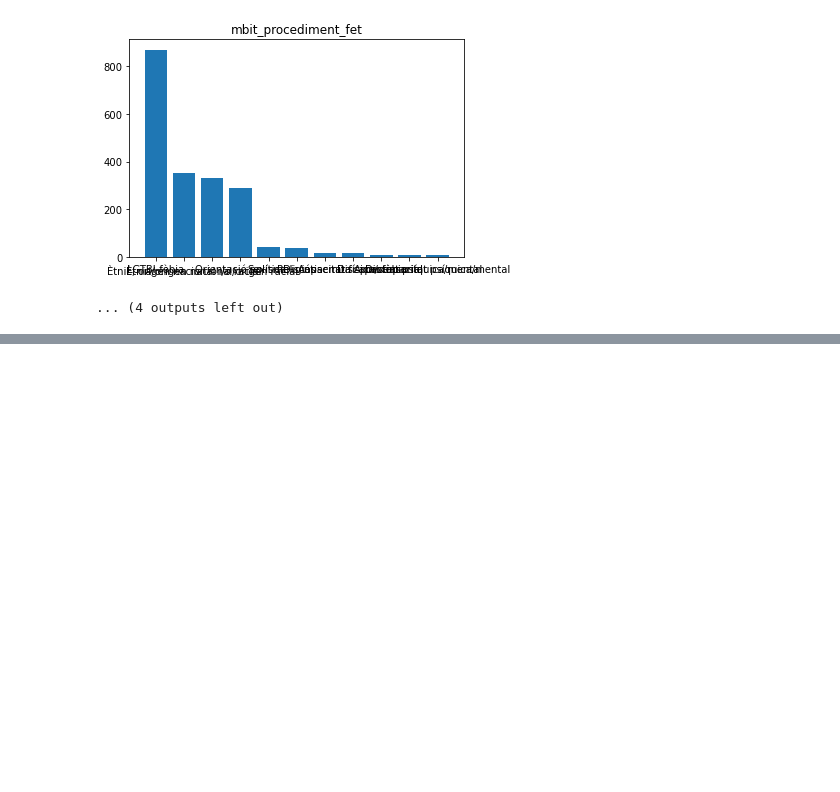
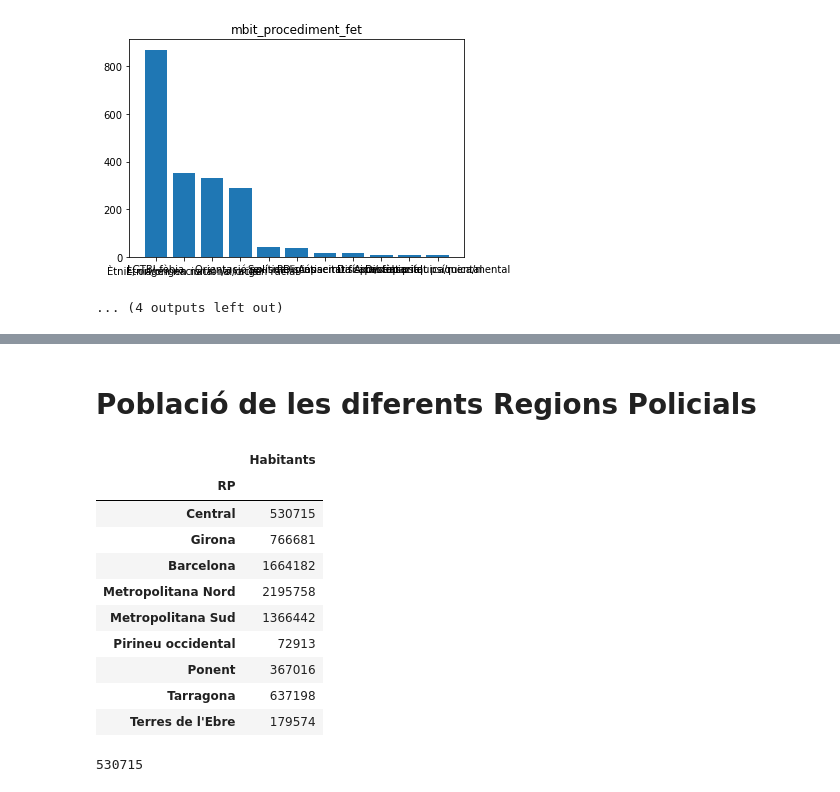
Before and after one commit to robedamo/data_analysis_project, a Jupyter notebook: Chaky/Chaky_Police.ipynb, the cells around one changed output, grey strips where cells are left out. Saved outputs shown, nothing was run; the diff lists cells and outputs as text; code cells hidden in the pictures; blank space fills up the shorter version.

Commit message:
Creo el df de les poblacions de les RP

```diff
--- a/Chaky/Chaky_Police.ipynb
+++ b/Chaky/Chaky_Police.ipynb
@@ -359,0 +402,29 @@ for i in llista_categories:
+# %% [markdown]
+# Població de les diferents Regions Policials
+# %%
+import pandas as pd
+
+poblacioRP = pd.read_excel('./PoblacioRP.xlsx', header=None)
+
+poblacioRP.rename(columns = {0:'RP'}, inplace = True)
+
+poblacioRP.rename(columns = {1:'Habitants'}, inplace = True)
+
+poblacioRP = poblacioRP.set_index('RP')
+poblacioRP
+# %% [output]
+|  | Habitants |
+| RP |  |
+| Central | 530715 |
+| Girona | 766681 |
+| Barcelona | 1664182 |
+| Metropolitana Nord | 2195758 |
+| Metropolitana Sud | 1366442 |
+| Pirineu occidental | 72913 |
+| Ponent | 367016 |
+| Tarragona | 637198 |
+| Terres de l'Ebre | 179574 |
+# %%
+poblacioRP.loc['Central','Habitants']
+# %% [output]
+530715
```
Also changed, not shown: parts of 4 cells of this notebook, 1 other file.
